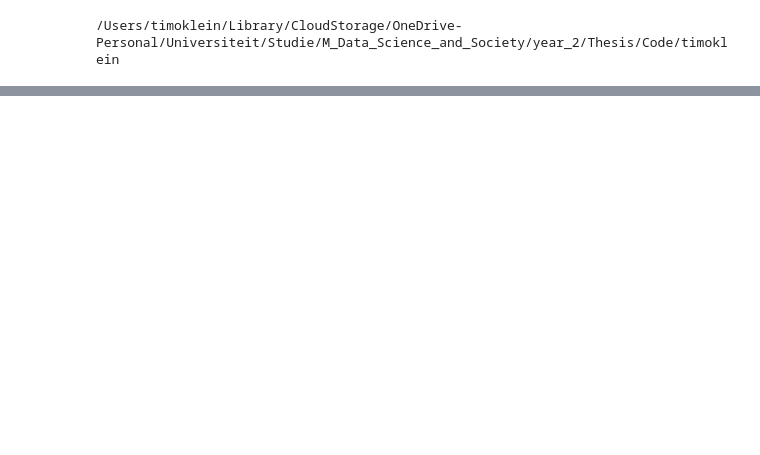
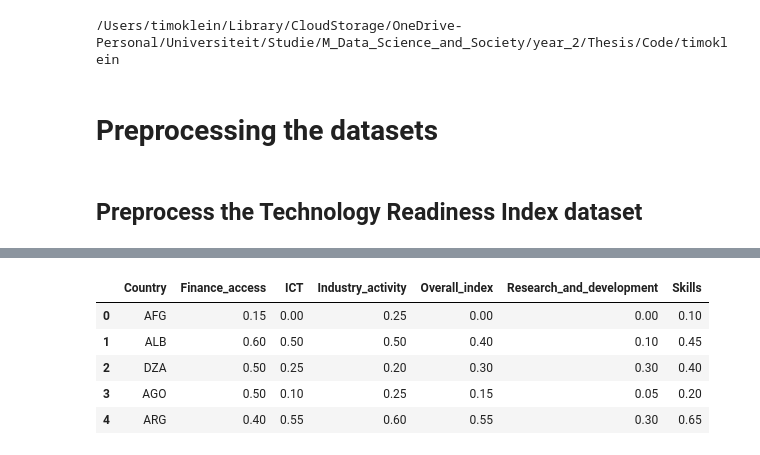
Before and after one commit to Moral-Machine-2024/timoklein, a Jupyter notebook: DSS_Thesis_Code.ipynb, the cells around one changed output, grey strips where cells are left out. Drawn from its saved outputs; the diff is of its cells as text; code cells hidden in the pictures; blank space fills up the shorter version.

```diff
--- a/DSS_Thesis_Code.ipynb
+++ b/DSS_Thesis_Code.ipynb
@@ -5,3 +8,76 @@ import os
 print(os.getcwd())
 # %% [output]
 /Users/timoklein/Library/CloudStorage/OneDrive-Personal/Universiteit/Studie/M_Data_Science_and_Society/year_2/Thesis/Code/timoklein
+# %% [markdown]
+# Preprocessing the datasets
+# %% [markdown]
+## Preprocess the Technology Readiness Index dataset
+# %%
+## Load the Technology Readiness Index dataset into a DataFrame
+df_tri = pd.read_csv('Data/Technology_Readiness_Index.csv')
+
+# Only keep the columns 'Economy_Label', 'Category_Label', '2015_Index_Value' and '2016_Index_Value'
+df_tri = df_tri[['Economy_Label', 'Category_Label', '2015_Index_Value', '2016_Index_Value']]
+
+# Add a column with the average index value for 2015 and 2016
+df_tri['Average_Index_Value'] = df_tri[['2015_Index_Value', '2016_Index_Value']].mean(axis=1)
+
+# Delete the 2015 and 2016 index value columns
+df_tri.drop(columns=['2015_Index_Value', '2016_Index_Value'], inplace=True)
+
+# Pivot the dataframe
+df_tri_cleaned = df_tri.pivot(index='Economy_Label', columns='Category_Label', values=['Average_Index_Value'])
+
+# Flatten the multi-level column index
+df_tri_cleaned.columns = ['_'.join(col).strip() for col in df_tri_cleaned.columns.values]
+
+# Delete the row with 'Economy_Label'
+df_tri_cleaned.reset_index(inplace=True)
+
+# Rename the columns
+df_tri_cleaned.columns = ['Country', 'Finance_access', 'ICT', 'Industry_activity', 'Overall_index', 'Research_and_development', 'Skills']
+
+# Drop missing values
+df_tri_cleaned.dropna(inplace=True)
+
+# Change the 'Country' column to ISO codes
+# Extract the 'Country' column as a list
+country_names = df_tri_cleaned['Country'].tolist()
+
+# Create a mapping of country names to ISO codes
+country_to_iso = {}
+for country in country_names:
+    try:
+        # Get the country object using the name
+        country_obj = pycountry.countries.lookup(country)
+        # Map country name to ISO code
+        country_to_iso[country] = country_obj.alpha_3  # Using 3-letter ISO code
+    except LookupError:
+        # If the country is not found, handle it as needed
+        print(f"Country not found: {country}")
+
+# Manual mapping for countries that did not get an ISO code
+manual_iso_mapping = {
+    "Bolivia (Plurinational State of)": "BOL",
+    "China, Hong Kong SAR": "HKG",
+    "Congo, Dem. Rep. of the": "COD",
+    "Cote d'Ivoire": "CIV",
+    "Iran (Islamic Republic of)": "IRN",
+    "Lao People's Dem. Rep.": "LAO",
+    "Netherlands (Kingdom of the)": "NLD",
+    "Switzerland, Liechtenstein": "CHE",
+    "Turkiye": "TUR",
+    "Venezuela (Bolivarian Rep. of)": "VEN"
+}
+
+# Update the mapping with the manual mappings
+country_to_iso.update(manual_iso_mapping)
+
+# Create a Series from the mapping to use for replacing values
+iso_codes_series = pd.Series(country_to_iso)
+
+# Replace the 'Country' column values with ISO codes
+df_tri_cleaned['Country'] = df_tri_cleaned['Country'].replace(iso_codes_series)
+
+df_tri_cleaned.head()
+# %% [output]
@@ -7,0 +94,6 @@ print(os.getcwd())
+|  | Country | Finance_access | ICT | Industry_activity | Overall_index | Research_and_development | Skills |
+| 0 | AFG | 0.15 | 0.00 | 0.25 | 0.00 | 0.00 | 0.10 |
+| 1 | ALB | 0.60 | 0.50 | 0.50 | 0.40 | 0.10 | 0.45 |
+| 2 | DZA | 0.50 | 0.25 | 0.20 | 0.30 | 0.30 | 0.40 |
+| 3 | AGO | 0.50 | 0.10 | 0.25 | 0.15 | 0.05 | 0.20 |
+| 4 | ARG | 0.40 | 0.55 | 0.60 | 0.55 | 0.30 | 0.65 |
```
Also changed, not shown: parts of 24 cells of this notebook.
